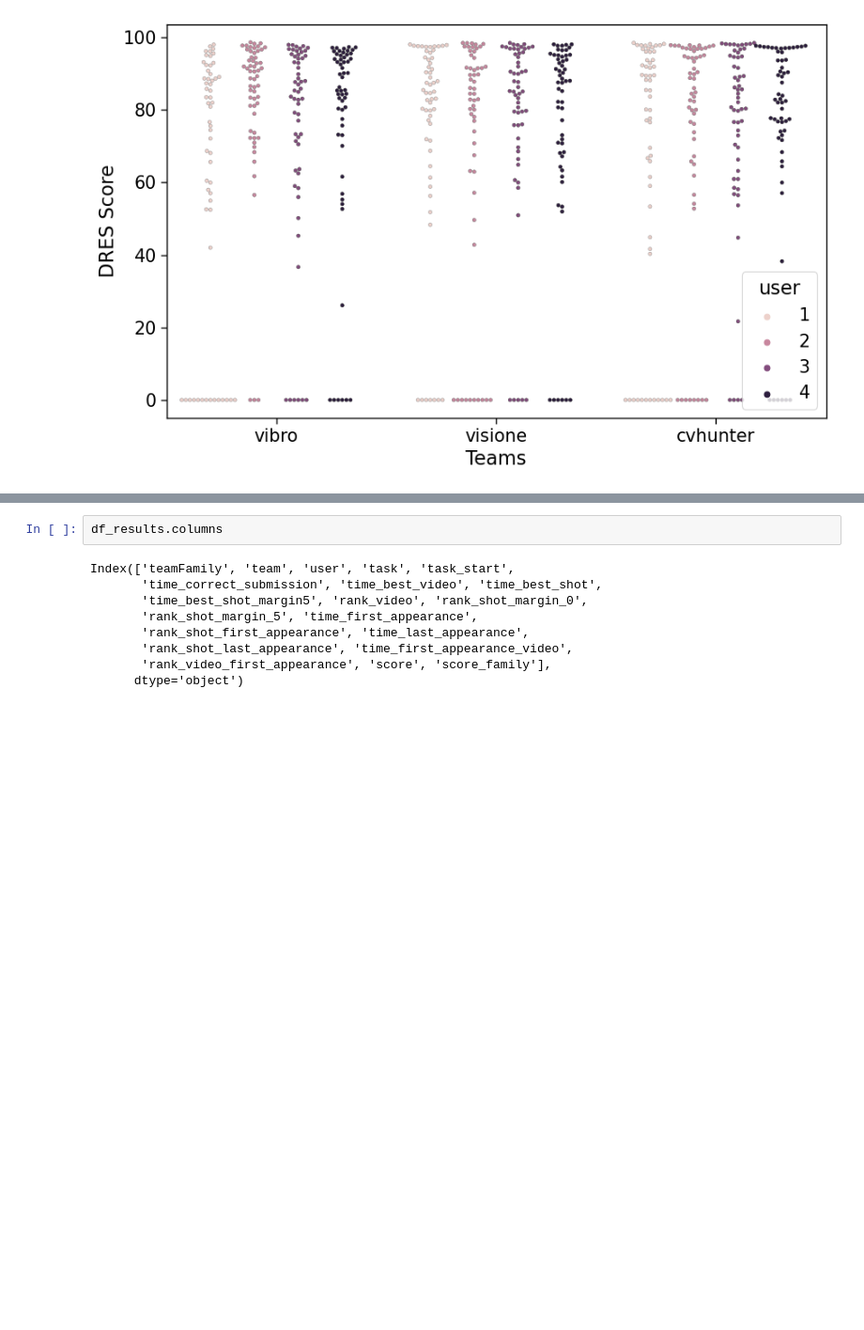
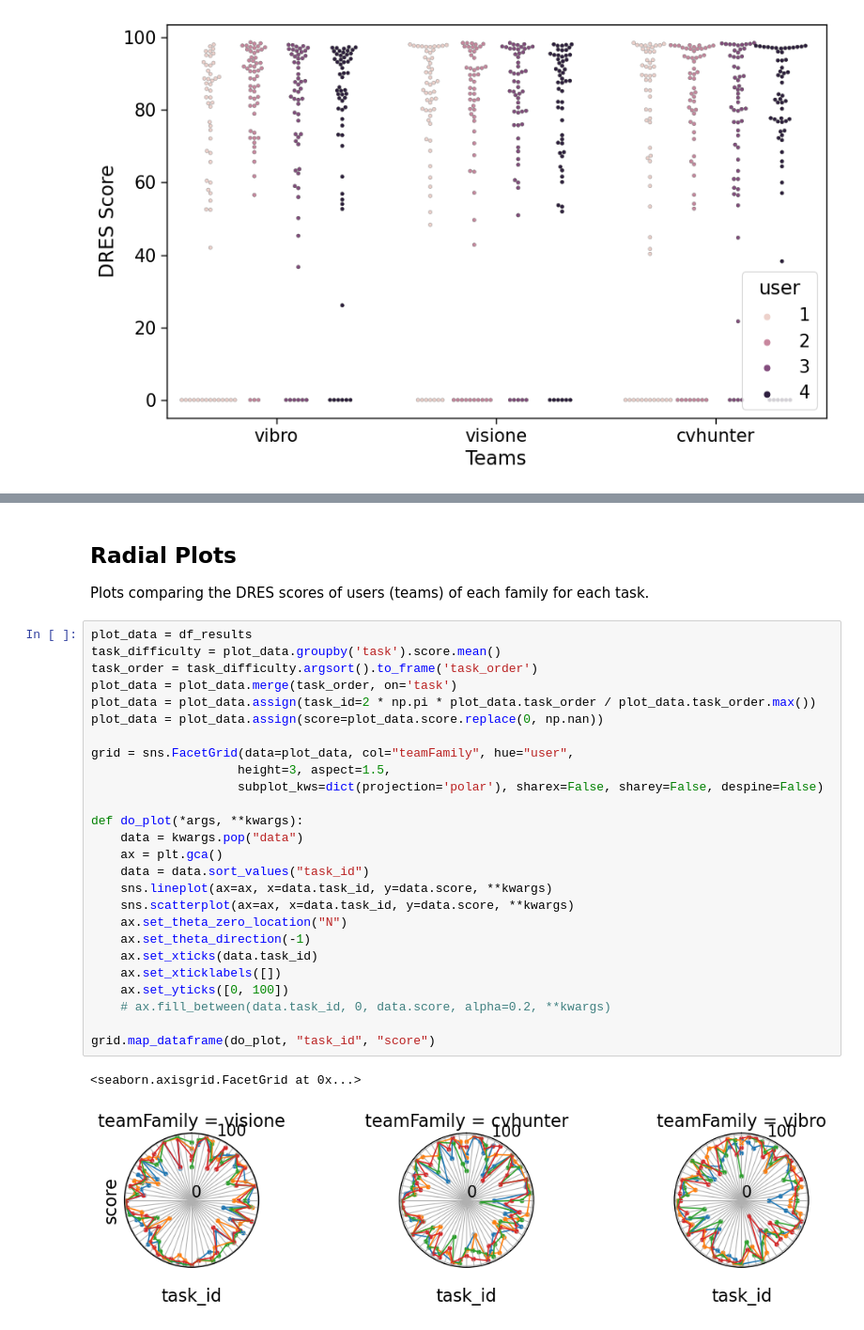
Before and after one commit to Visual-Computing/VBS22-Post-Evaluation, a Jupyter notebook: notebooks/Teams_Results_Analysis.ipynb, the cells around one changed output, grey strips where cells are left out. Shown at 94% size. Cells and saved outputs as stored; diff of their text form; blank space fills up the shorter version.

Commit message:
added plots for user performance comparisons

```diff
--- a/notebooks/Teams_Results_Analysis.ipynb
+++ b/notebooks/Teams_Results_Analysis.ipynb
@@ -394,11 +376,32 @@ plt.savefig(f'{output_dir}/kis_{plot_column_name}_boxplot_teamFamily.pdf', forma
-# %%
-df_results.columns
-# %% [output]
-Index(['teamFamily', 'team', 'user', 'task', 'task_start',
-       'time_correct_submission', 'time_best_video', 'time_best_shot',
-       'time_best_shot_margin5', 'rank_video', 'rank_shot_margin_0',
-       'rank_shot_margin_5', 'time_first_appearance',
-       'rank_shot_first_appearance', 'time_last_appearance',
-       'rank_shot_last_appearance', 'time_first_appearance_video',
-       'rank_video_first_appearance', 'score', 'score_family'],
-      dtype='object')
+# %% [markdown]
+## Radial Plots
+Plots comparing the DRES scores of users (teams) of each family for each task.
+# %%
+plot_data = df_results
+task_difficulty = plot_data.groupby('task').score.mean()
+task_order = task_difficulty.argsort().to_frame('task_order')
+plot_data = plot_data.merge(task_order, on='task')
+plot_data = plot_data.assign(task_id=2 * np.pi * plot_data.task_order / plot_data.task_order.max())
+plot_data = plot_data.assign(score=plot_data.score.replace(0, np.nan))
+
+grid = sns.FacetGrid(data=plot_data, col="teamFamily", hue="user",
+                    height=3, aspect=1.5,
+                    subplot_kws=dict(projection='polar'), sharex=False, sharey=False, despine=False)
+
+def do_plot(*args, **kwargs):
+    data = kwargs.pop("data")
+    ax = plt.gca()
+    data = data.sort_values("task_id")
+    sns.lineplot(ax=ax, x=data.task_id, y=data.score, **kwargs)
+    sns.scatterplot(ax=ax, x=data.task_id, y=data.score, **kwargs)
+    ax.set_theta_zero_location("N")
+    ax.set_theta_direction(-1)
+    ax.set_xticks(data.task_id)
+    ax.set_xticklabels([])
+    ax.set_yticks([0, 100])
+    # ax.fill_between(data.task_id, 0, data.score, alpha=0.2, **kwargs)
+
+grid.map_dataframe(do_plot, "task_id", "score")
+# %% [output]
+<seaborn.axisgrid.FacetGrid at 0x...>
+[figure, added]
```
Also changed, not shown: parts of 13 cells of this notebook.
